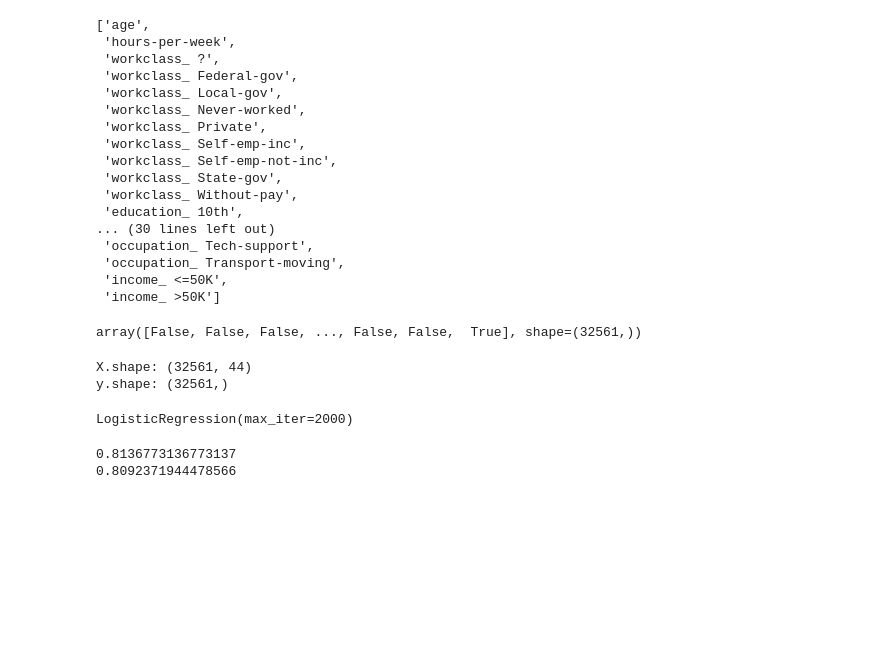
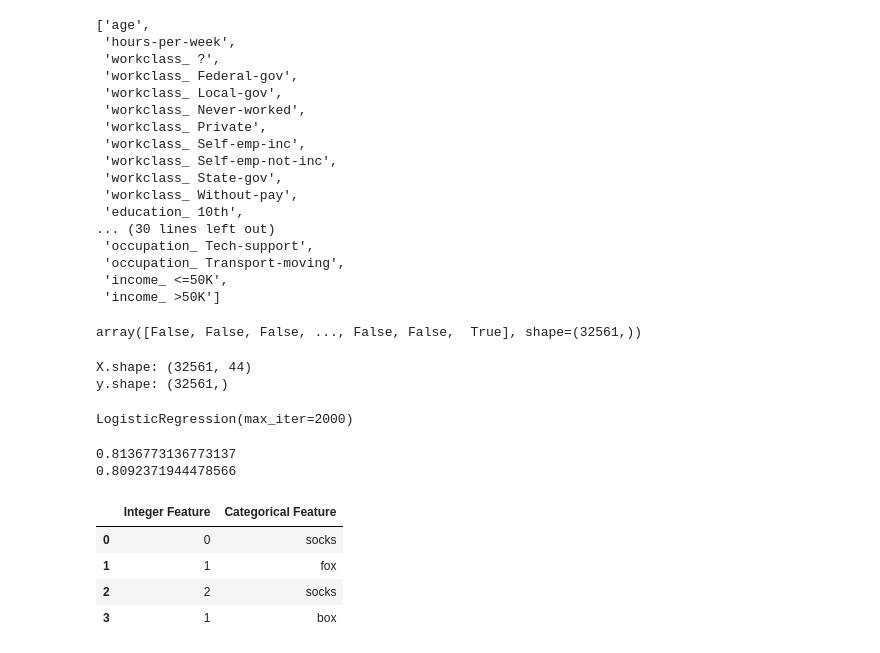
Before and after one commit to jim-franklin/intro_to_ml_with_python, a Jupyter notebook: Chapter_4/Chapter_4.ipynb, the cells around one changed output. Drawn from its saved outputs; the diff is of its cells as text; code cells hidden in the pictures; blank space fills up the shorter version.

```diff
--- a/Chapter_4/Chapter_4.ipynb
+++ b/Chapter_4/Chapter_4.ipynb
@@ -137,3 +137,17 @@ print(logreg.score(X_test, y_test))
 # %% [output]
 0.8136773136773137
 0.8092371944478566
+# %%
+demo_df = pd.DataFrame(
+    {
+        'Integer Feature': [0, 1, 2, 1],
+        'Categorical Feature': ['socks', 'fox', 'socks', 'box']
+    }
+)
+demo_df
+# %% [output]
+|  | Integer Feature | Categorical Feature |
+| 0 | 0 | socks |
+| 1 | 1 | fox |
+| 2 | 2 | socks |
+| 3 | 1 | box |
```
Also changed, not shown: parts of 13 cells of this notebook.
